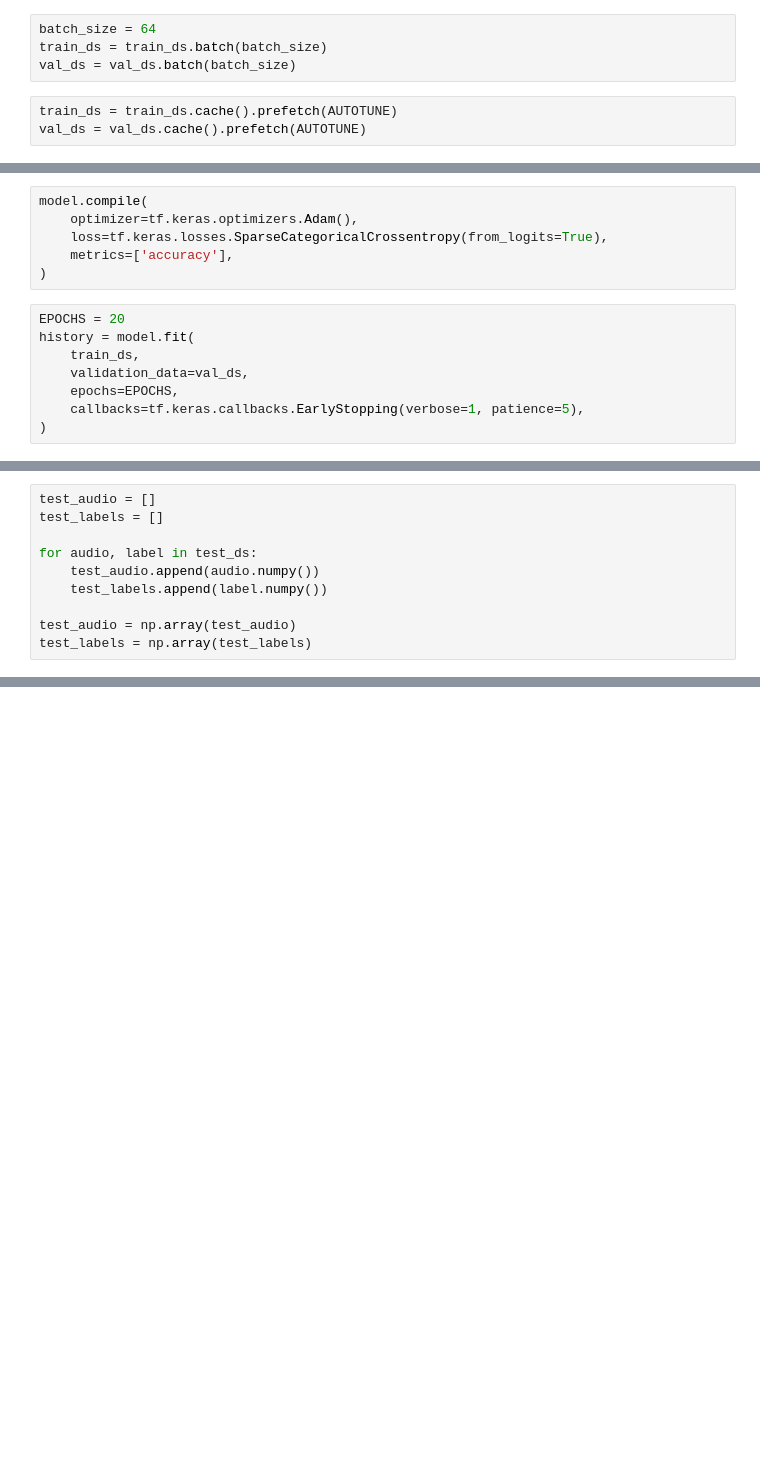
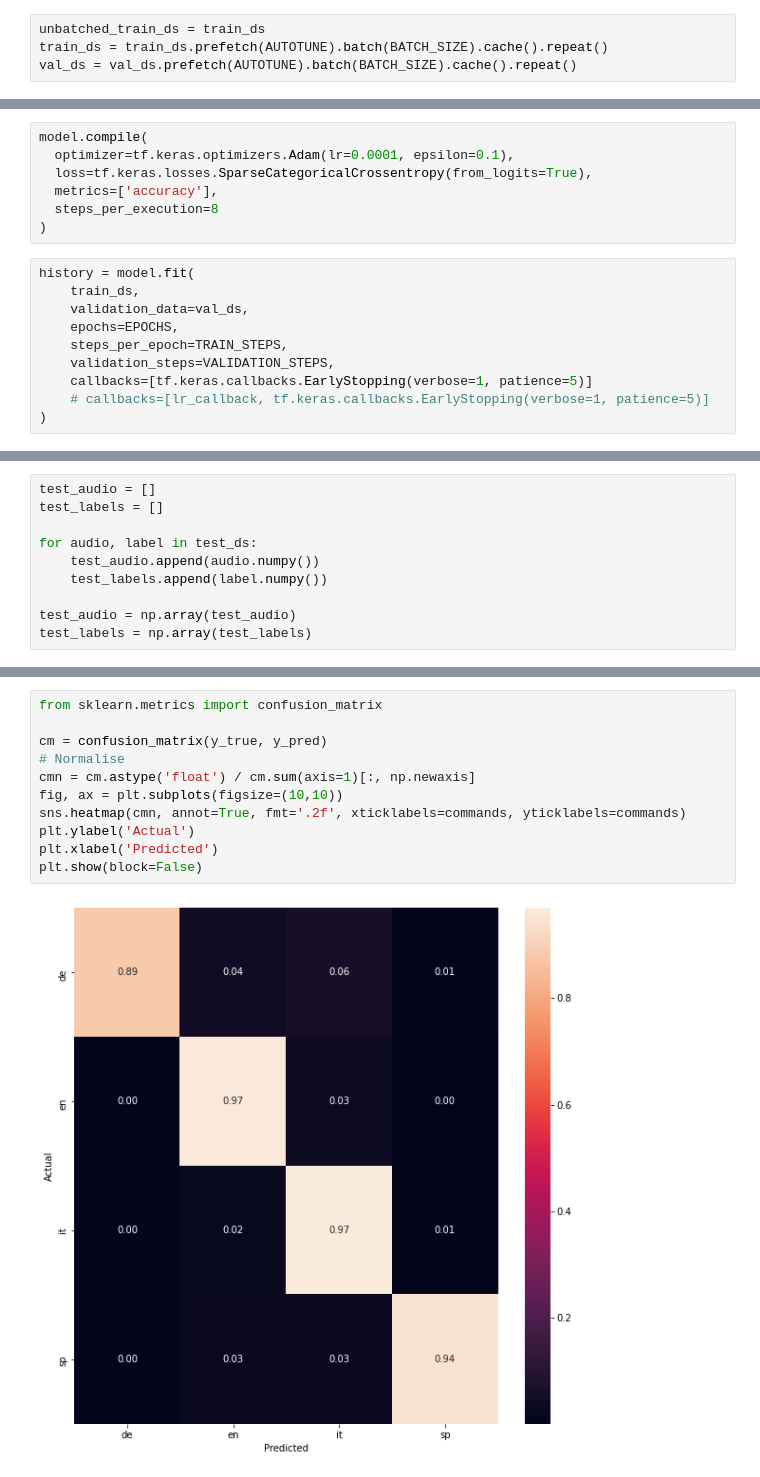
Before and after one commit to lmoles/Audio-Language-Detection, a Jupyter notebook: Processing/DataPipeline2.ipynb, the cells around one changed output, grey strips where cells are left out. Cells and saved outputs as stored; diff of their text form; blank space fills up the shorter version.

```diff
--- a/Processing/DataPipeline2.ipynb
+++ b/Processing/DataPipeline2.ipynb
@@ -211,7 +238,4 @@ Tensor("Shape:0", shape=(1,), dtype=int32)
-# %%
-batch_size = 64
-train_ds = train_ds.batch(batch_size)
-val_ds = val_ds.batch(batch_size)
 # %%
-train_ds = train_ds.cache().prefetch(AUTOTUNE)
-val_ds = val_ds.cache().prefetch(AUTOTUNE)
+unbatched_train_ds = train_ds
+train_ds = train_ds.prefetch(AUTOTUNE).batch(BATCH_SIZE).cache().repeat()
+val_ds = val_ds.prefetch(AUTOTUNE).batch(BATCH_SIZE).cache().repeat()
@@ -271,15 +320,18 @@ _________________________________________________________________
 # %%
 model.compile(
-    optimizer=tf.keras.optimizers.Adam(),
-    loss=tf.keras.losses.SparseCategoricalCrossentropy(from_logits=True),
-    metrics=['accuracy'],
+  optimizer=tf.keras.optimizers.Adam(lr=0.0001, epsilon=0.1),
+  loss=tf.keras.losses.SparseCategoricalCrossentropy(from_logits=True),
+  metrics=['accuracy'],
+  steps_per_execution=8
 )
 # %%
-EPOCHS = 20
 history = model.fit(
     train_ds,
     validation_data=val_ds,
     epochs=EPOCHS,
-    callbacks=tf.keras.callbacks.EarlyStopping(verbose=1, patience=5),
+    steps_per_epoch=TRAIN_STEPS,
+    validation_steps=VALIDATION_STEPS,
+    callbacks=[tf.keras.callbacks.EarlyStopping(verbose=1, patience=5)]
+    # callbacks=[lr_callback, tf.keras.callbacks.EarlyStopping(verbose=1, patience=5)]
 )
 # %% [output]
@@ -327,0 +402,13 @@ plt.show()
+# %%
+from sklearn.metrics import confusion_matrix
+
+cm = confusion_matrix(y_true, y_pred)
+# Normalise
+cmn = cm.astype('float') / cm.sum(axis=1)[:, np.newaxis]
+fig, ax = plt.subplots(figsize=(10,10))
+sns.heatmap(cmn, annot=True, fmt='.2f', xticklabels=commands, yticklabels=commands)
+plt.ylabel('Actual')
+plt.xlabel('Predicted')
+plt.show(block=False)
+# %% [output]
+[figure, added]
```
Also changed, not shown: parts of 52 cells of this notebook, 3 other files.
